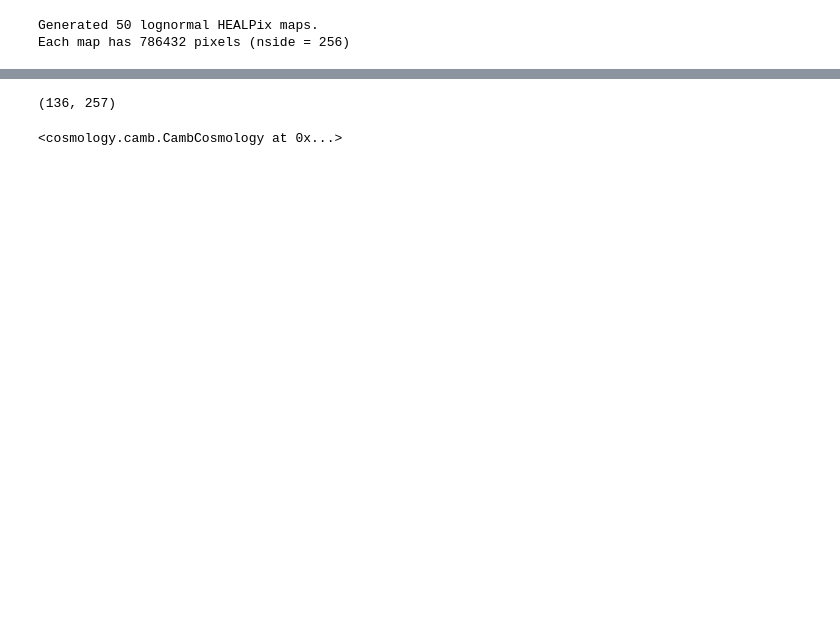
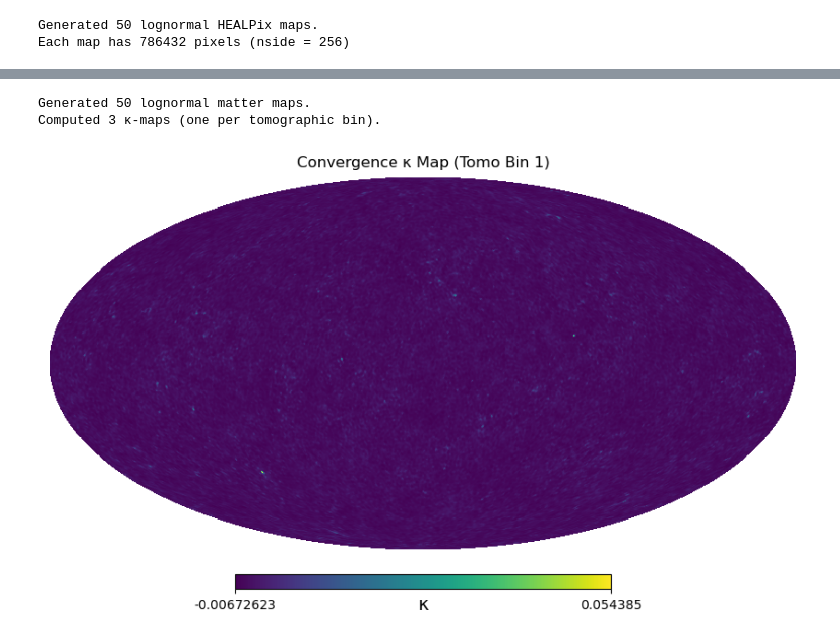
Before and after one commit to pltaylor16/BNTSmooth, a Jupyter notebook: build.ipynb, the cells around one changed output, grey strips where cells are left out. Saved outputs shown, nothing was run; the diff lists cells and outputs as text; code cells hidden in the pictures; blank space fills up the shorter version.

Commit message:
I can now go all the way to computing kappa maps

```diff
--- a/build.ipynb
+++ b/build.ipynb
@@ -210,8 +74,67 @@ cls = glass.ext.camb.matter_cls(pars, lmax, shells)
-# %%
-np.shape(cls)
-# %% [output]
-(136, 257)
-# %%
-cosmo
-# %% [output]
-<cosmology.camb.CambCosmology at 0x...>
+# %%
+import numpy as np
+import matplotlib.pyplot as plt
+import healpy as hp
+from bnt_smooth import LognormalWeakLensingSim
+
+# --- Define parent n(z) and tomographic binning ---
+def parent_nz(z):
+    return z**2 * np.exp(-(z / 0.5)**1.5)
+
+def make_equal_ngal_bins(nz_func, z, nbins):
+    from scipy.interpolate import interp1d
+    nz = nz_func(z)
+    nz /= np.trapezoid(nz, z)
+    cdf = np.cumsum(nz)
+    cdf /= cdf[-1]
+    inv_cdf = interp1d(np.concatenate([[0], cdf, [1]]),
+                       np.concatenate([[z[0]], z, [z[-1]]]))
+    edges = inv_cdf(np.linspace(0, 1, nbins + 1))
+    bins = []
+    for i in range(nbins):
+        mask = (z >= edges[i]) & (z <= edges[i+1])
+        bins.append((z[mask], nz[mask]))
+    return bins, edges
+
+# --- Simulation settings ---
+z = np.linspace(0.01, 3., 500)
+nz_list, _ = make_equal_ngal_bins(parent_nz, z, nbins=3)
+n_eff_list = [30.0] * 3
+sigma_eps_list = [0.26] * 3
+baryon_feedback = 3.13
+sigma8 = 0.8
+seed = 42
+l_max = 256
+lognormal_shift = 1.0
+zmax = 3.0
+nslices = 50
+
+# --- Initialize simulation ---
+sim = LognormalWeakLensingSim(
+    nz_list=nz_list,
+    n_eff_list=n_eff_list,
+    sigma_eps_list=sigma_eps_list,
+    baryon_feedback=baryon_feedback,
+    sigma8=sigma8,
+    lognormal_shift=lognormal_shift,
+    seed=seed,
+    l_max=l_max,
+    zmax=zmax,
+    nslices=nslices
+)
+
+# --- Step 1: Generate lognormal matter fields ---
+matter_maps = sim.generate_matter_fields_from_scratch()
+print(f"Generated {len(matter_maps)} lognormal matter maps.")
+
+# --- Step 2: Compute kappa maps for each tomographic bin ---
+kappa_maps = sim.compute_kappa_maps(matter_maps)
+print(f"Computed {len(kappa_maps)} κ-maps (one per tomographic bin).")
+
+# --- Step 3: Plot the first κ-map ---
+hp.mollview(kappa_maps[0], title="Convergence κ Map (Tomo Bin 1)", unit="κ")
+plt.show()
+# %% [output]
+Generated 50 lognormal matter maps.
+Computed 3 κ-maps (one per tomographic bin).
+[figure, added]
```
Also changed, not shown: parts of 12 cells of this notebook, 1 other file.
